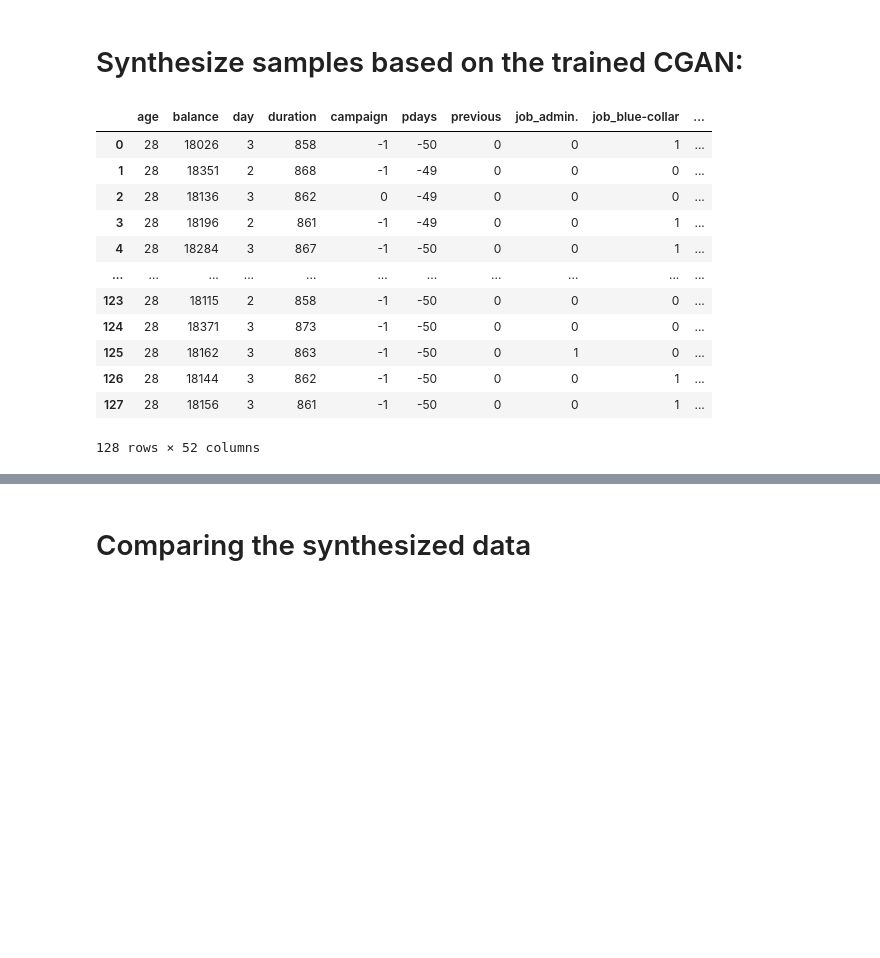
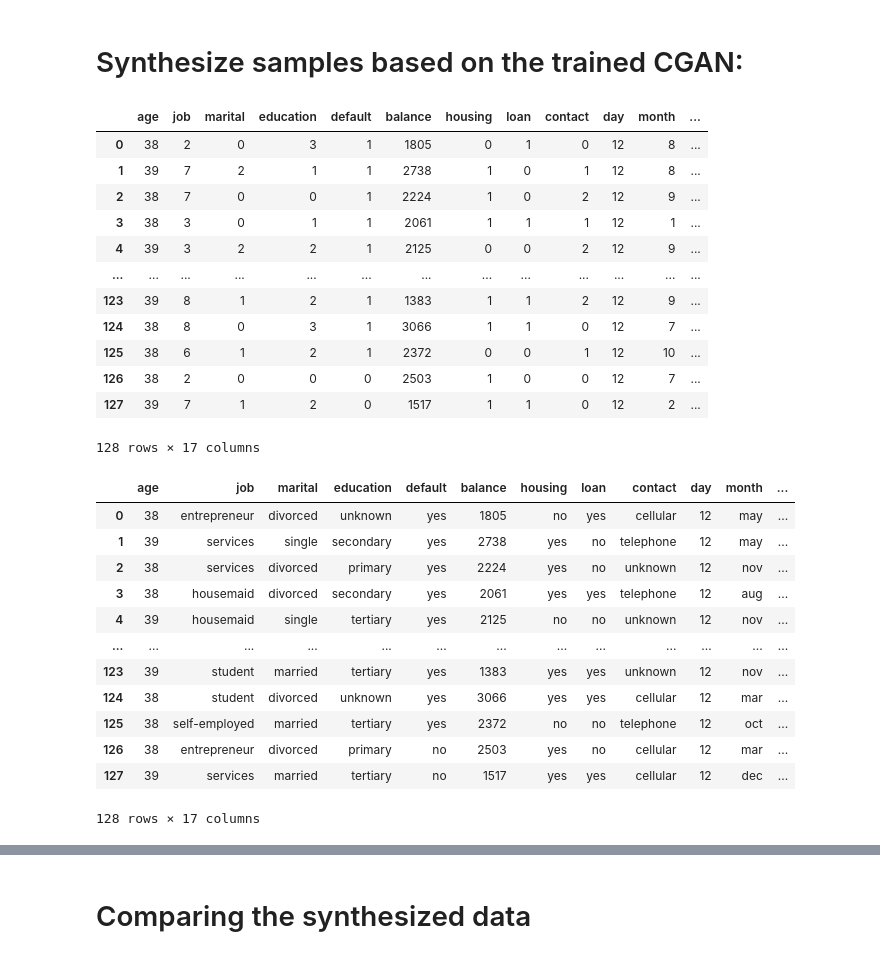
Before and after one commit to guyfreund/data_drift_detection, a Jupyter notebook: src/pipeline/data_generation/bank_marketing_generative_model_training.ipynb, the cells around one changed output, grey strips where cells are left out. Drawn from its saved outputs; the diff is of its cells as text; code cells hidden in the pictures; blank space fills up the shorter version.

```diff
--- a/src/pipeline/data_generation/bank_marketing_generative_model_training.ipynb
+++ b/src/pipeline/data_generation/bank_marketing_generative_model_training.ipynb
@@ -40,11 +39,11 @@ InteractiveShell.ast_node_interactivity = "all"
 # %%
 # init GANDataGenerator
 print('Bank Marketing dataset\n')
-origin_dataset = BankMarketingProcessedDataset()
-origin_dataset = BankMarketingDataset()
 
-df = origin_dataset.raw_df
-label_col = origin_dataset.label_column_name
+dataset = BankMarketingDataset()
+processor = LabelProcessor(dataset, BANK_MARKETING_LABEL_ENCODER_PATH)
+df = processor.preprocessed_data(dataset.raw_df)
+label_col = dataset.label_column_name
 
 df.head()
 df.shape
@@ -179,4 +104,0 @@ class LabelProcessor:
-# %%
-processor = LabelProcessor(origin_dataset)
-processor.preprocessed_data()
-processor.postprocess_data()
@@ -299,20 +202,35 @@ ________________________________________________________________________________
 # %%
 generated_df_class_true = synthesizer.sample(condition=np.array([1]), n_samples=1)
 generated_df_class_true
+generated_df_class_true = processor.postprocess_data(generated_df_class_true)
+generated_df_class_true
 # %% [output]
-|  | age | balance | day | duration | campaign | pdays | previous | job_admin. | job_blue-collar | ... |
-| 0 | 28 | 18026 | 3 | 858 | -1 | -50 | 0 | 0 | 1 | ... |
-| 1 | 28 | 18351 | 2 | 868 | -1 | -49 | 0 | 0 | 0 | ... |
-| 2 | 28 | 18136 | 3 | 862 | 0 | -49 | 0 | 0 | 0 | ... |
-| 3 | 28 | 18196 | 2 | 861 | -1 | -49 | 0 | 0 | 1 | ... |
-| 4 | 28 | 18284 | 3 | 867 | -1 | -50 | 0 | 0 | 1 | ... |
-| ... | ... | ... | ... | ... | ... | ... | ... | ... | ... | ... |
-| 123 | 28 | 18115 | 2 | 858 | -1 | -50 | 0 | 0 | 0 | ... |
-| 124 | 28 | 18371 | 3 | 873 | -1 | -50 | 0 | 0 | 0 | ... |
-| 125 | 28 | 18162 | 3 | 863 | -1 | -50 | 0 | 1 | 0 | ... |
-| 126 | 28 | 18144 | 3 | 862 | -1 | -50 | 0 | 0 | 1 | ... |
-| 127 | 28 | 18156 | 3 | 861 | -1 | -50 | 0 | 0 | 1 | ... |
+|  | age | job | marital | education | default | balance | housing | loan | contact | day | month | ... |
+| 0 | 38 | 2 | 0 | 3 | 1 | 1805 | 0 | 1 | 0 | 12 | 8 | ... |
+| 1 | 39 | 7 | 2 | 1 | 1 | 2738 | 1 | 0 | 1 | 12 | 8 | ... |
+| 2 | 38 | 7 | 0 | 0 | 1 | 2224 | 1 | 0 | 2 | 12 | 9 | ... |
+| 3 | 38 | 3 | 0 | 1 | 1 | 2061 | 1 | 1 | 1 | 12 | 1 | ... |
+| 4 | 39 | 3 | 2 | 2 | 1 | 2125 | 0 | 0 | 2 | 12 | 9 | ... |
+| ... | ... | ... | ... | ... | ... | ... | ... | ... | ... | ... | ... | ... |
+| 123 | 39 | 8 | 1 | 2 | 1 | 1383 | 1 | 1 | 2 | 12 | 9 | ... |
+| 124 | 38 | 8 | 0 | 3 | 1 | 3066 | 1 | 1 | 0 | 12 | 7 | ... |
+| 125 | 38 | 6 | 1 | 2 | 1 | 2372 | 0 | 0 | 1 | 12 | 10 | ... |
+| 126 | 38 | 2 | 0 | 0 | 0 | 2503 | 1 | 0 | 0 | 12 | 7 | ... |
+| 127 | 39 | 7 | 1 | 2 | 0 | 1517 | 1 | 1 | 0 | 12 | 2 | ... |
-128 rows × 52 columns
+128 rows × 17 columns
+|  | age | job | marital | education | default | balance | housing | loan | contact | day | month | ... |
+| 0 | 38 | entrepreneur | divorced | unknown | yes | 1805 | no | yes | cellular | 12 | may | ... |
+| 1 | 39 | services | single | secondary | yes | 2738 | yes | no | telephone | 12 | may | ... |
+| 2 | 38 | services | divorced | primary | yes | 2224 | yes | no | unknown | 12 | nov | ... |
+| 3 | 38 | housemaid | divorced | secondary | yes | 2061 | yes | yes | telephone | 12 | aug | ... |
+| 4 | 39 | housemaid | single | tertiary | yes | 2125 | no | no | unknown | 12 | nov | ... |
+| ... | ... | ... | ... | ... | ... | ... | ... | ... | ... | ... | ... | ... |
+| 123 | 39 | student | married | tertiary | yes | 1383 | yes | yes | unknown | 12 | nov | ... |
+| 124 | 38 | student | divorced | unknown | yes | 3066 | yes | yes | cellular | 12 | mar | ... |
+| 125 | 38 | self-employed | married | tertiary | yes | 2372 | no | no | telephone | 12 | oct | ... |
+| 126 | 38 | entrepreneur | divorced | primary | no | 2503 | yes | no | cellular | 12 | mar | ... |
+| 127 | 39 | services | married | tertiary | no | 1517 | yes | yes | cellular | 12 | dec | ... |
+128 rows × 17 columns
 # %%
 generated_df_class_false = synthesizer.sample(condition=np.array([0]), n_samples=2)
 generated_df_class_false
```
Also changed, not shown: parts of 21 cells of this notebook, 3 other files.
